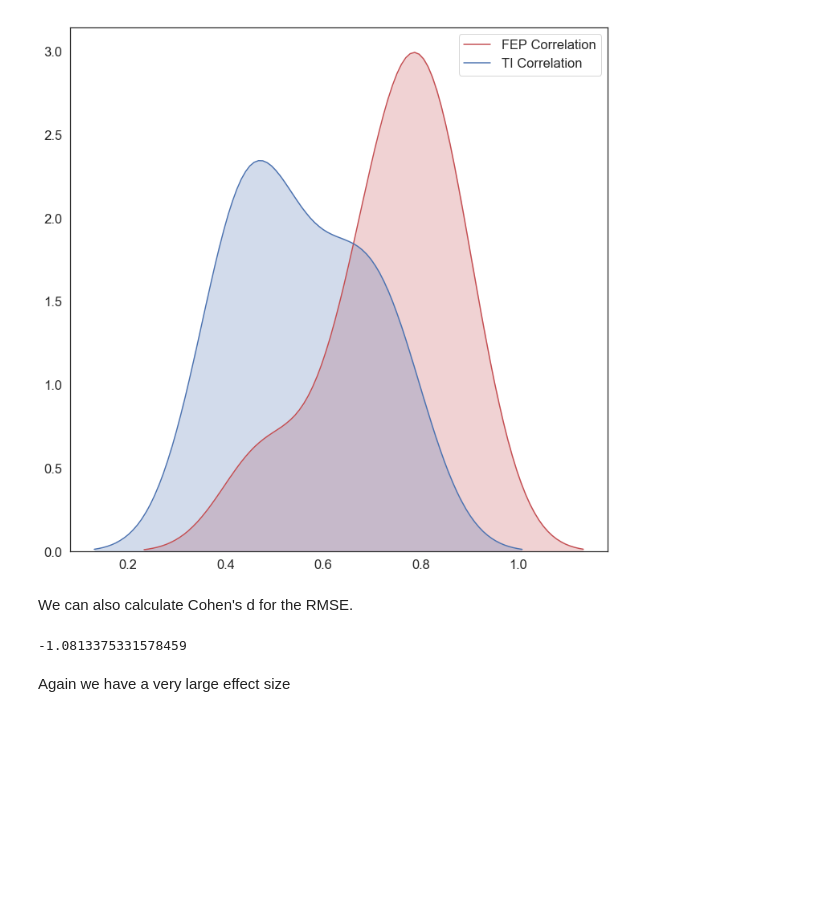
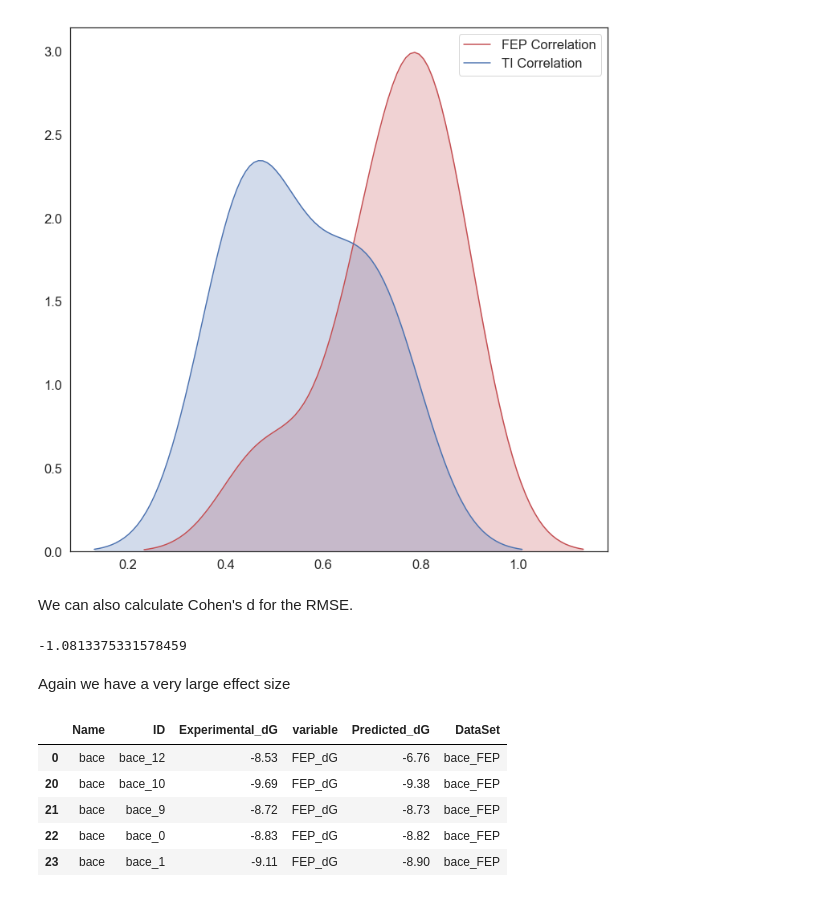
Before and after one commit to PatWalters/FEP_TI_Comparison, a Jupyter notebook: fep_ti_analysis.ipynb, the cells around one changed output. Drawn from its saved outputs; the diff is of its cells as text; code cells hidden in the pictures; blank space fills up the shorter version.

```diff
--- a/fep_ti_analysis.ipynb
+++ b/fep_ti_analysis.ipynb
@@ -273,3 +271,12 @@ np.mean(delta)/np.std(delta)
 -1.0813375331578459
 # %% [markdown]
 Again we have a very large effect size
+# %%
+mdf.head()
+# %% [output]
+|  | Name | ID | Experimental_dG | variable | Predicted_dG | DataSet |
+| 0 | bace | bace_12 | -8.53 | FEP_dG | -6.76 | bace_FEP |
+| 20 | bace | bace_10 | -9.69 | FEP_dG | -9.38 | bace_FEP |
+| 21 | bace | bace_9 | -8.72 | FEP_dG | -8.73 | bace_FEP |
+| 22 | bace | bace_0 | -8.83 | FEP_dG | -8.82 | bace_FEP |
+| 23 | bace | bace_1 | -9.11 | FEP_dG | -8.90 | bace_FEP |
```
Also changed, not shown: parts of 8 cells of this notebook.
